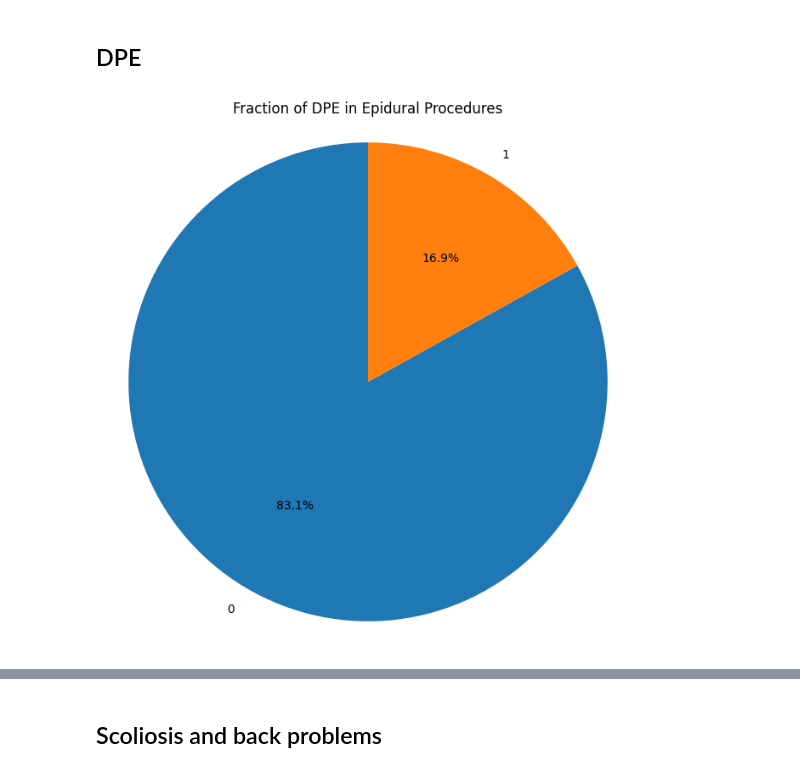
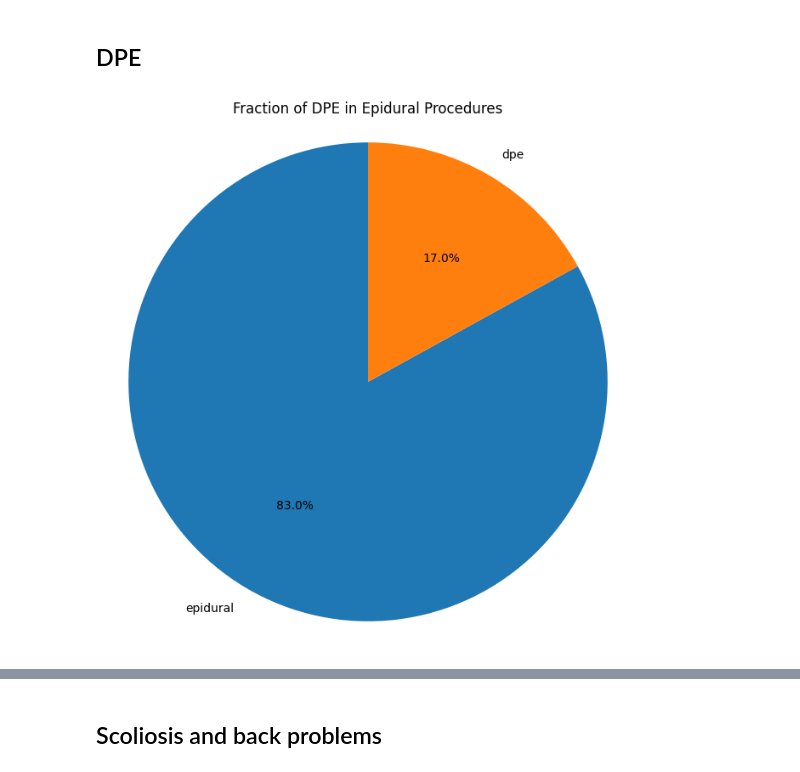
Before and after one commit to dfberenson/Epidural-Analysis, a Jupyter notebook: Merlin Epidural Visualization and Analysis.ipynb, the cells around one changed output, grey strips where cells are left out. Saved outputs shown, nothing was run; the diff lists cells and outputs as text; code cells hidden in the pictures.

```diff
--- a/Merlin Epidural Visualization and Analysis.ipynb
+++ b/Merlin Epidural Visualization and Analysis.ipynb
@@ -12,7 +12,7 @@ df = df.replace({True: 1, False: 0})
 # %%
 # Filter the DataFrame to include only neuraxial catheter (ie, epidural + CSE + intrathecal) or epidural-only catheter procedures
 neuraxial_catheter_df = df[df['is_neuraxial_catheter'] == 1]
-epidural_df = df[(df['true_procedure_type'] == 'epidural')]
+epidural_df = df[(df['true_procedure_type_incl_dpe'] == 'epidural') | (df['true_procedure_type_incl_dpe'] == 'dpe')]
 # %% [markdown]
 # Describe Dataframe
 
@@ -478,19 +348,19 @@ Table of Delivery Site by Success/Failure:
 # %% [markdown]
 ## DPE
 # %%
-# prompt: # prompt: create a pie chart of the fraction of DPE in epidural_df
+# prompt: create a pie chart of the fraction of DPE in epidural_df
 
 # Count DPE values, treating NaN and '' as "no"
-dpe_counts = epidural_df['dpe'].value_counts()
+dpe_counts = epidural_df['true_procedure_type_incl_dpe'].value_counts()
 
 # Create the pie chart
 plt.figure(figsize=(8, 8))
 plt.pie(dpe_counts, labels=dpe_counts.index, autopct='%1.1f%%', startangle=90)
 plt.title('Fraction of DPE in Epidural Procedures')
 plt.axis('equal')  # Equal aspect ratio ensures that pie is drawn as a circle.
 plt.show()
 # %% [output]
-[figure, old version]
+[figure, new version]
 # %%
 # prompt: reproduce the above histogram using crosstab on delivery_site_2188 and dpe
 
```
Also changed, not shown: parts of 74 cells of this notebook, 3 other files.
